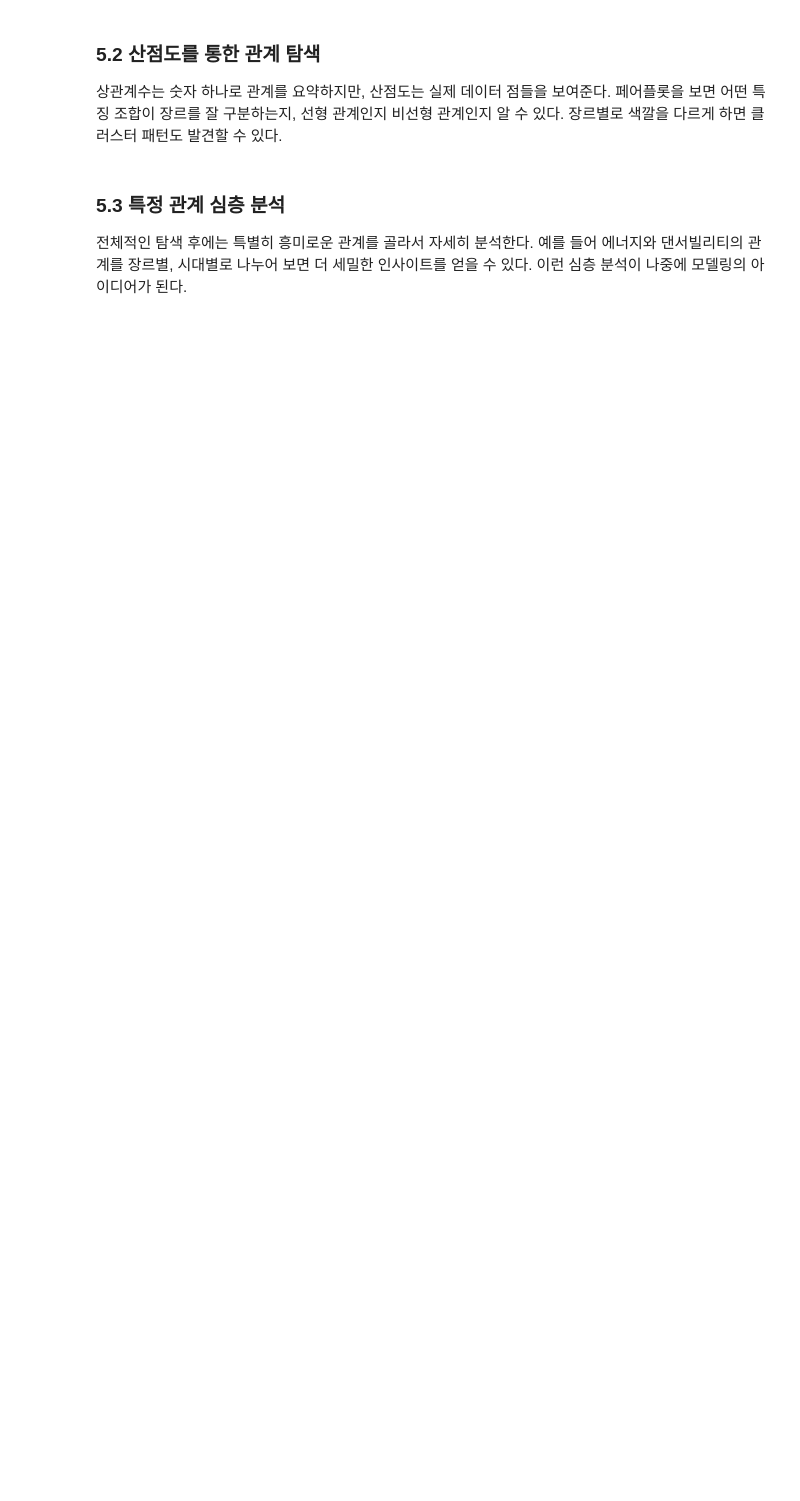
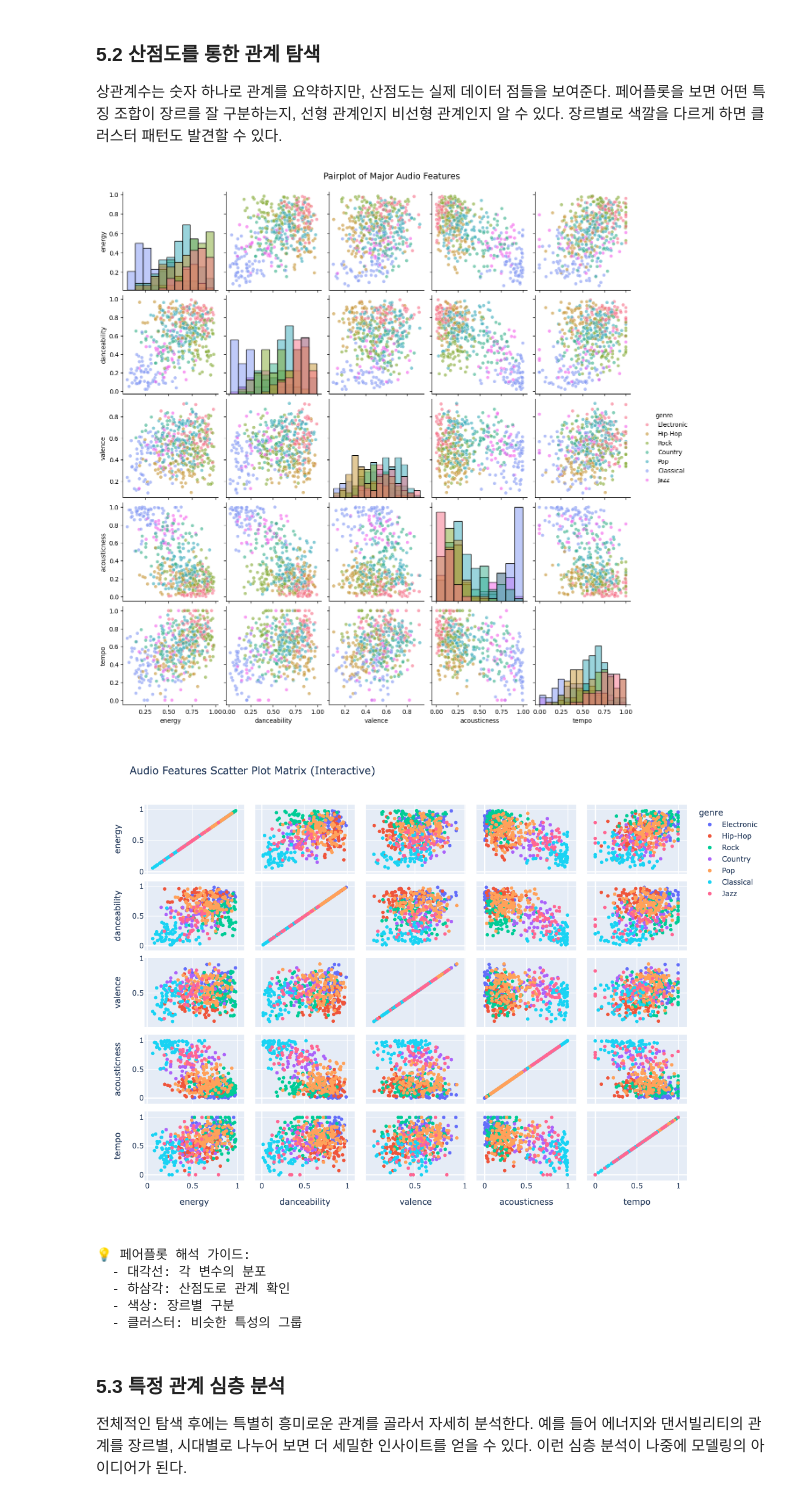
Before and after one commit to violett-zeit/sound-viz, a Jupyter notebook: lessons/04.ipynb, the cells around one changed output. Drawn from its saved outputs; the diff is of its cells as text; code cells hidden in the pictures; blank space fills up the shorter version.

```diff
--- a/lessons/04.ipynb
+++ b/lessons/04.ipynb
@@ -357,35 +423,43 @@ if not strong_corr:
 # 주요 특징들의 페어플롯
 key_features = ['energy', 'danceability', 'valence', 'acousticness', 'tempo']
 
 # 샘플링 (시각화 성능을 위해)
 sample_data = music_data.sample(n=500, random_state=42)
 
 # Seaborn 페어플롯
 g = sns.pairplot(sample_data[key_features + ['genre']],
                  hue='genre',
                  diag_kind='hist',
                  plot_kws={'alpha': 0.6, 's': 30})
 
-g.fig.suptitle('주요 음향 특징들의 페어플롯', y=1.02, fontsize=14)
+g.fig.suptitle('Pairplot of Major Audio Features', y=1.02, fontsize=14)
 plt.show()
 
 # 인터랙티브 산점도 (Plotly)
 fig = px.scatter_matrix(
     sample_data,
     dimensions=key_features,
     color='genre',
-    title='음향 특징 산점도 매트릭스 (인터랙티브)',
+    title='Audio Features Scatter Plot Matrix (Interactive)',
     height=800
 )
 
 fig.update_layout(dragmode='select')
 fig.show()
 
 print("💡 페어플롯 해석 가이드:")
 print("  - 대각선: 각 변수의 분포")
 print("  - 하삼각: 산점도로 관계 확인")
 print("  - 색상: 장르별 구분")
 print("  - 클러스터: 비슷한 특성의 그룹")
+# %% [output]
+[figure, added]
+[figure, added]
+💡 페어플롯 해석 가이드:
+  - 대각선: 각 변수의 분포
+  - 하삼각: 산점도로 관계 확인
+  - 색상: 장르별 구분
+  - 클러스터: 비슷한 특성의 그룹
 # %% [markdown]
 ### 5.3 특정 관계 심층 분석
 
```
Also changed, not shown: parts of 13 cells of this notebook, 6 other files.
